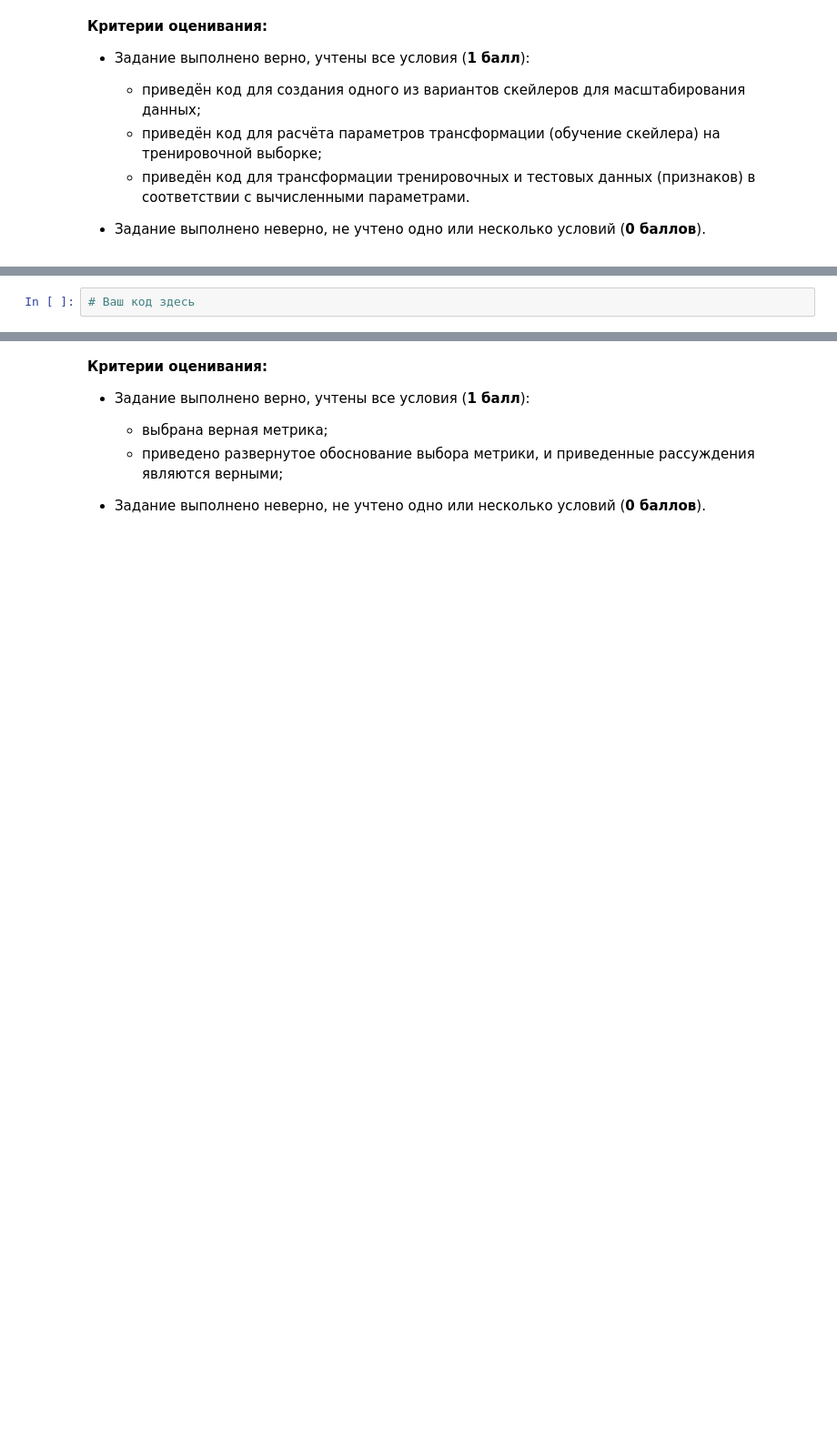
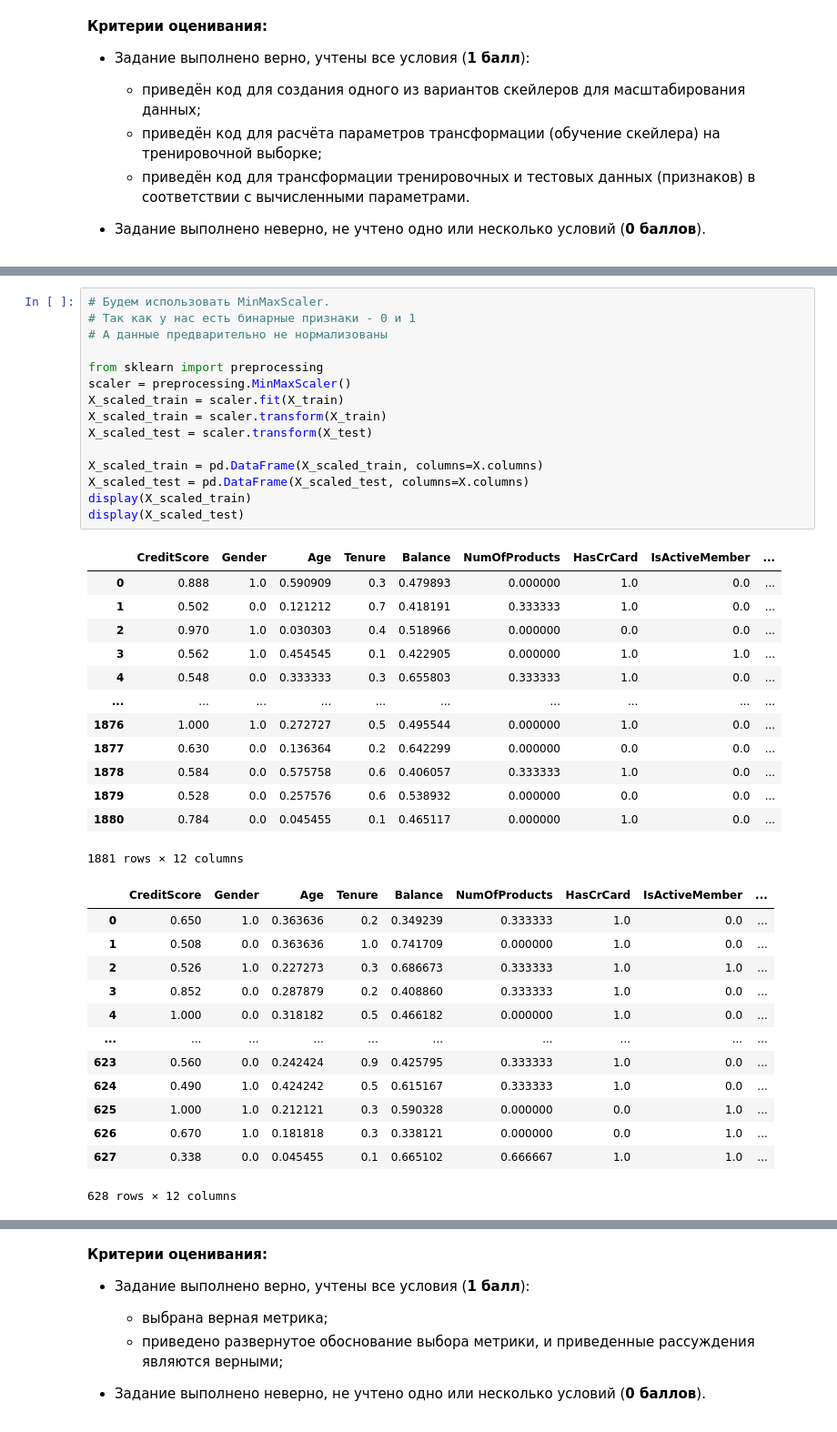
Before and after one commit to PlatArs/Bank_Analytics, a Jupyter notebook: Bank Analytics and ML model for exited clients/ML-3_Bank_ML-model.ipynb, the cells around one changed output, grey strips where cells are left out. Shown: that part at 91% size. Cells and saved outputs as stored; diff of their text form; blank space fills up the shorter version.

```diff
--- a/Bank Analytics and ML model for exited clients/ML-3_Bank_ML-model.ipynb
+++ b/Bank Analytics and ML model for exited clients/ML-3_Bank_ML-model.ipynb
@@ -203,2 +217,42 @@ Name: Exited, dtype: float64
 # %%
-# Ваш код здесь
+# Будем использовать MinMaxScaler.
+# Так как у нас есть бинарные признаки - 0 и 1
+# А данные предварительно не нормализованы
+
+from sklearn import preprocessing
+scaler = preprocessing.MinMaxScaler()
+X_scaled_train = scaler.fit(X_train)
+X_scaled_train = scaler.transform(X_train)
+X_scaled_test = scaler.transform(X_test)
+
+X_scaled_train = pd.DataFrame(X_scaled_train, columns=X.columns)
+X_scaled_test = pd.DataFrame(X_scaled_test, columns=X.columns)
+display(X_scaled_train)
+display(X_scaled_test)
+# %% [output]
+|  | CreditScore | Gender | Age | Tenure | Balance | NumOfProducts | HasCrCard | IsActiveMember | ... |
+| 0 | 0.888 | 1.0 | 0.590909 | 0.3 | 0.479893 | 0.000000 | 1.0 | 0.0 | ... |
+| 1 | 0.502 | 0.0 | 0.121212 | 0.7 | 0.418191 | 0.333333 | 1.0 | 0.0 | ... |
+| 2 | 0.970 | 1.0 | 0.030303 | 0.4 | 0.518966 | 0.000000 | 0.0 | 0.0 | ... |
+| 3 | 0.562 | 1.0 | 0.454545 | 0.1 | 0.422905 | 0.000000 | 1.0 | 1.0 | ... |
+| 4 | 0.548 | 0.0 | 0.333333 | 0.3 | 0.655803 | 0.333333 | 1.0 | 0.0 | ... |
+| ... | ... | ... | ... | ... | ... | ... | ... | ... | ... |
+| 1876 | 1.000 | 1.0 | 0.272727 | 0.5 | 0.495544 | 0.000000 | 1.0 | 0.0 | ... |
+| 1877 | 0.630 | 0.0 | 0.136364 | 0.2 | 0.642299 | 0.000000 | 0.0 | 0.0 | ... |
+| 1878 | 0.584 | 0.0 | 0.575758 | 0.6 | 0.406057 | 0.333333 | 1.0 | 0.0 | ... |
+| 1879 | 0.528 | 0.0 | 0.257576 | 0.6 | 0.538932 | 0.000000 | 0.0 | 0.0 | ... |
+| 1880 | 0.784 | 0.0 | 0.045455 | 0.1 | 0.465117 | 0.000000 | 1.0 | 0.0 | ... |
+1881 rows × 12 columns
+|  | CreditScore | Gender | Age | Tenure | Balance | NumOfProducts | HasCrCard | IsActiveMember | ... |
+| 0 | 0.650 | 1.0 | 0.363636 | 0.2 | 0.349239 | 0.333333 | 1.0 | 0.0 | ... |
+| 1 | 0.508 | 0.0 | 0.363636 | 1.0 | 0.741709 | 0.000000 | 1.0 | 0.0 | ... |
+| 2 | 0.526 | 1.0 | 0.227273 | 0.3 | 0.686673 | 0.333333 | 1.0 | 1.0 | ... |
+| 3 | 0.852 | 0.0 | 0.287879 | 0.2 | 0.408860 | 0.333333 | 1.0 | 0.0 | ... |
+| 4 | 1.000 | 0.0 | 0.318182 | 0.5 | 0.466182 | 0.000000 | 1.0 | 0.0 | ... |
+| ... | ... | ... | ... | ... | ... | ... | ... | ... | ... |
+| 623 | 0.560 | 0.0 | 0.242424 | 0.9 | 0.425795 | 0.333333 | 1.0 | 0.0 | ... |
+| 624 | 0.490 | 1.0 | 0.424242 | 0.5 | 0.615167 | 0.333333 | 1.0 | 0.0 | ... |
+| 625 | 1.000 | 1.0 | 0.212121 | 0.3 | 0.590328 | 0.000000 | 0.0 | 1.0 | ... |
+| 626 | 0.670 | 1.0 | 0.181818 | 0.3 | 0.338121 | 0.000000 | 0.0 | 1.0 | ... |
+| 627 | 0.338 | 0.0 | 0.045455 | 0.1 | 0.665102 | 0.666667 | 1.0 | 1.0 | ... |
+628 rows × 12 columns
```
Also changed, not shown: parts of 10 cells of this notebook.
